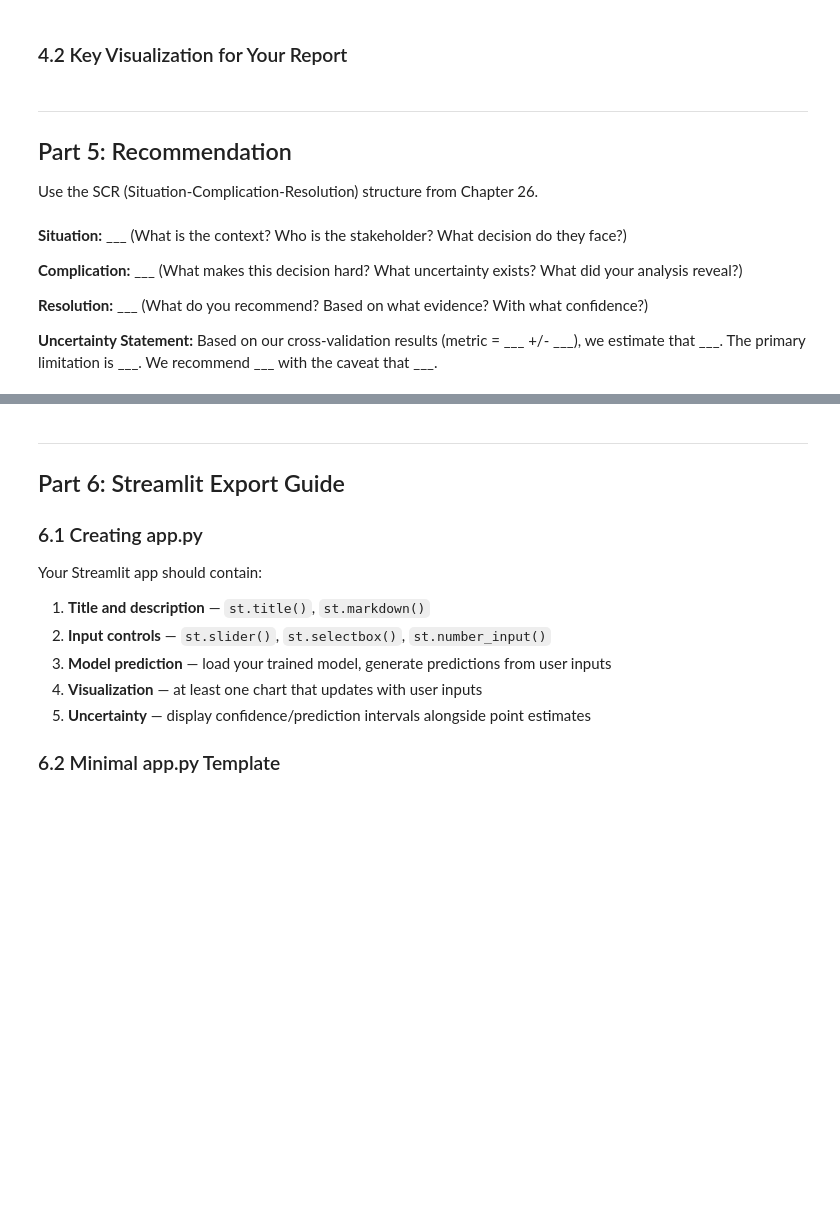
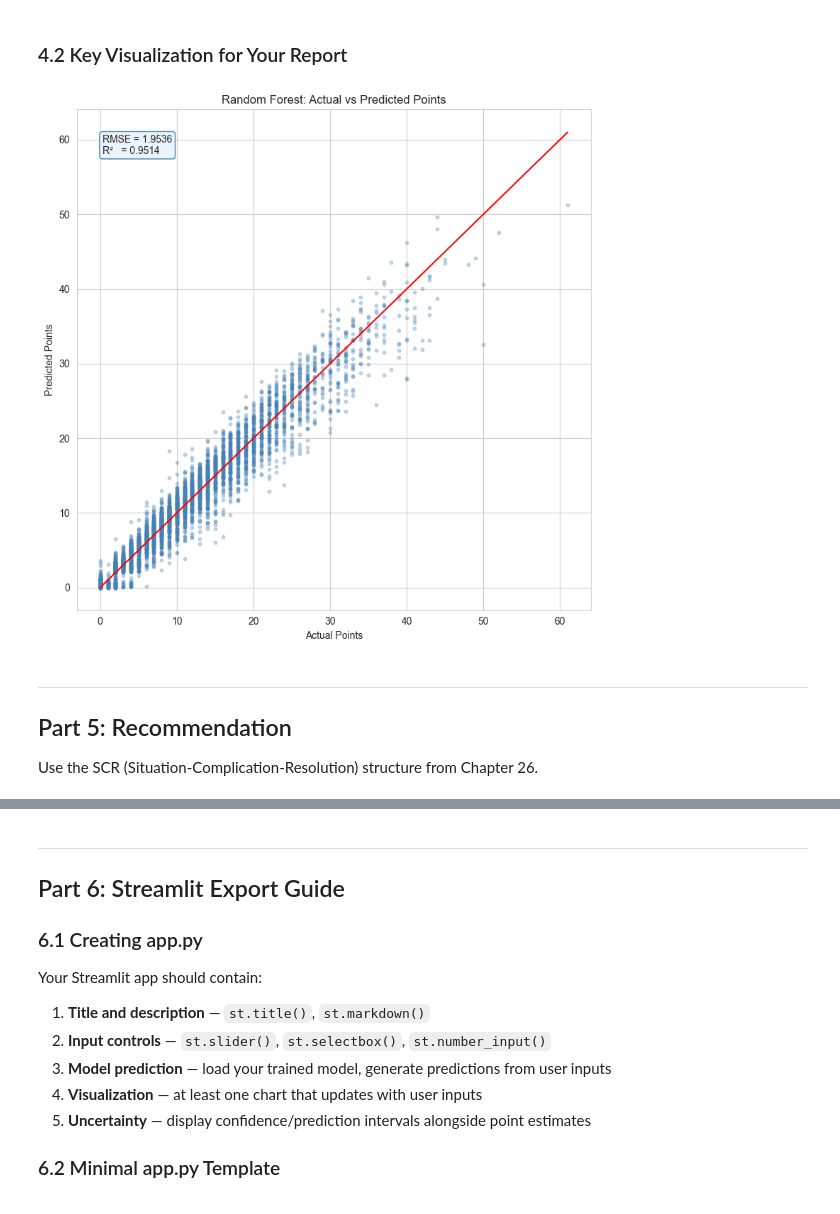
Before and after one commit to moist234/ECON3916-Statistical-Machine-Learning, a Jupyter notebook: Final-Project/Final-Project-Starter.ipynb, the cells around one changed output, grey strips where cells are left out. Drawn from its saved outputs; the diff is of its cells as text; code cells hidden in the pictures; blank space fills up the shorter version.

```diff
--- a/Final-Project/Final-Project-Starter.ipynb
+++ b/Final-Project/Final-Project-Starter.ipynb
@@ -395,16 +392,34 @@ R2:   0.8936
+# %%
+# ============================================================
+# 4.2 Actual vs Predicted
+# ============================================================
+
+fig, ax = plt.subplots(figsize=(8, 8))
+
+ax.scatter(y_test, y_pred_2, color='steelblue', alpha=0.3, s=10)
+
+# Perfect prediction reference line
+ax.plot([y_test.min(), y_test.max()],
+        [y_test.min(), y_test.max()],
+        color='red', linewidth=1.5)
+
+ax.set_xlabel('Actual Points')
+ax.set_ylabel('Predicted Points')
+ax.set_title('Random Forest: Actual vs Predicted Points')
+
+ax.text(
+    0.05, 0.95,
+    f'RMSE = 1.9536\nR²   = 0.9514',
+    transform=ax.transAxes, fontsize=10, ha='left', va='top',
+    bbox=dict(boxstyle='round,pad=0.3', facecolor='#eaf4fb', edgecolor='steelblue')
+)
+
+plt.tight_layout()
+plt.show()
+# %% [output]
+[figure, added]
 # %% [markdown]
 ---
 ## Part 5: Recommendation
 
 Use the SCR (Situation-Complication-Resolution) structure from Chapter 26.
-# %% [markdown]
-**Situation:** ___
-(What is the context? Who is the stakeholder? What decision do they face?)
-
-**Complication:** ___
-(What makes this decision hard? What uncertainty exists? What did your analysis reveal?)
-
-**Resolution:** ___
-(What do you recommend? Based on what evidence? With what confidence?)
-
-**Uncertainty Statement:** Based on our cross-validation results (metric = ___ +/- ___), we estimate that ___. The primary limitation is ___. We recommend ___ with the caveat that ___.
```
Also changed, not shown: parts of 7 cells of this notebook, 2 other files.
